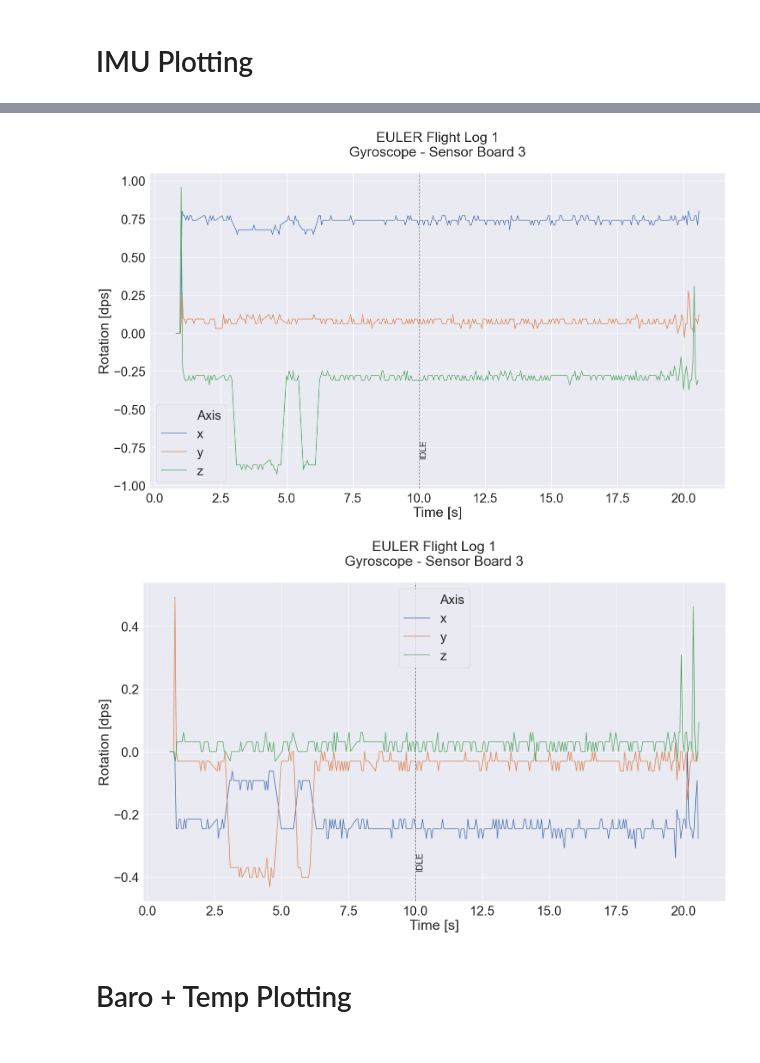
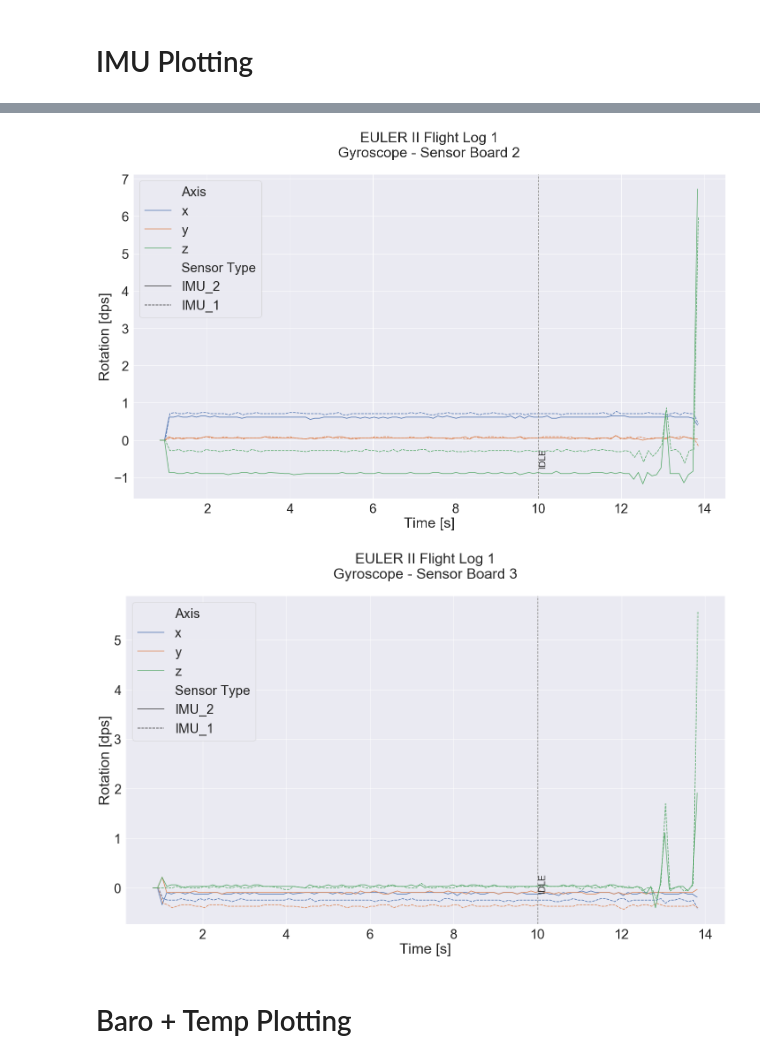
Before and after one commit to aris-space/euler-avionics, a Jupyter notebook: euler_2/other/analysis/log_plotter.ipynb, the cells around one changed output, grey strips where cells are left out. Saved outputs shown, nothing was run; the diff lists cells and outputs as text; code cells hidden in the pictures.

```diff
--- a/euler_2/other/analysis/log_plotter.ipynb
+++ b/euler_2/other/analysis/log_plotter.ipynb
@@ -69,6 +69,7 @@ imu_log.reset_index(inplace = True)
 imu_log_long = pd.wide_to_long(imu_log, stubnames=['Acc', 'Gyro'], i = 'Log Entry', j='Axis', sep='_', suffix='\w')
 imu_log_long['Axis'] = imu_log_long.index.get_level_values(1)
 #sampling for faster drawing
-imu_log_long = imu_log_long[::10]
+imu_log_long = imu_log_long[::11]
+#imu_log_long =
 imu_log_long.head()
 # %% [output]
@@ -82,7 +83,8 @@ imu_log_long.head()
 # %%
 for sb_id in range(1, 4):
-    ax = sns.lineplot(data = imu_log_long[imu_log_long['Sensor Board ID'] == sb_id], x = 'Time_s', y = 'Acc', hue = 'Axis')
-    ax.set_title(f'EULER Flight Log {log_id}\nAcceleration - Sensor Board 3\n')
+    ax = sns.lineplot(data = imu_log_long[imu_log_long['Sensor Board ID'] == sb_id], x = 'Time_s', y = 'Acc',
+                      hue = 'Axis', style = 'Sensor Type')
+    ax.set_title(f'EULER II Flight Log {log_id}\nAcceleration - Sensor Board {sb_id}\n')
     ax.set_ylabel('Acceleration [g]')
     ax.set_xlabel('Time [s]')
     ax.legend(loc="upper right")
@@ -96,7 +98,8 @@ for sb_id in range(1, 4):
 # %%
 for sb_id in range(1, 4):
-    ax = sns.lineplot(data = imu_log_long[imu_log_long['Sensor Board ID'] == sb_id], x = 'Time_s', y = 'Gyro', hue = 'Axis')
-    ax.set_title(f'EULER Flight Log {log_id}\nGyroscope - Sensor Board 3\n')
+    ax = sns.lineplot(data = imu_log_long[imu_log_long['Sensor Board ID'] == sb_id], x = 'Time_s', y = 'Gyro',
+                      hue = 'Axis', style = 'Sensor Type')
+    ax.set_title(f'EULER II Flight Log {log_id}\nGyroscope - Sensor Board {sb_id}\n')
     ax.set_ylabel('Rotation [dps]')
     ax.set_xlabel('Time [s]')
     plot_states(state_transitions)
@@ -106,5 +109,5 @@ for sb_id in range(1, 4):
-[figure, old version]
+[figure, new version]
-[figure, old version]
+[figure, new version]
 # %% [markdown]
 # Baro + Temp Plotting
 # %%
```
Also changed, not shown: parts of 16 cells of this notebook, 32 other files.
